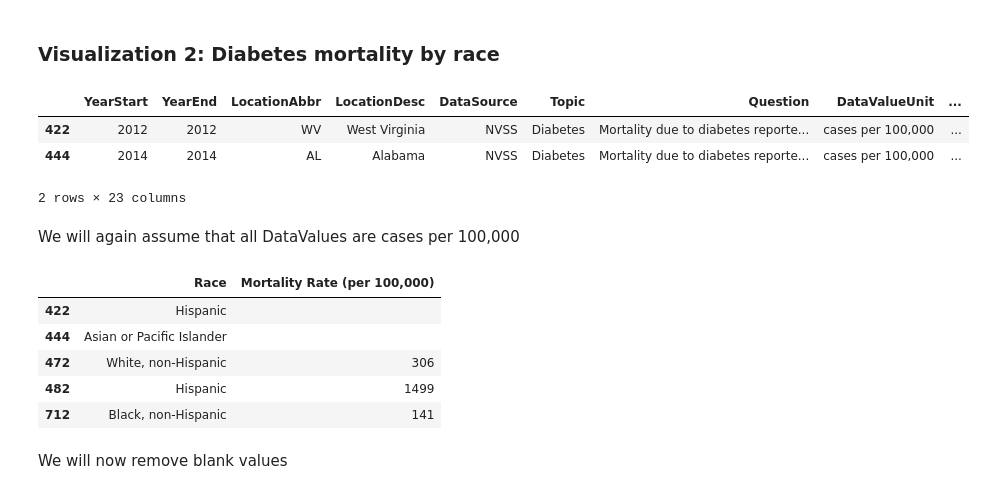
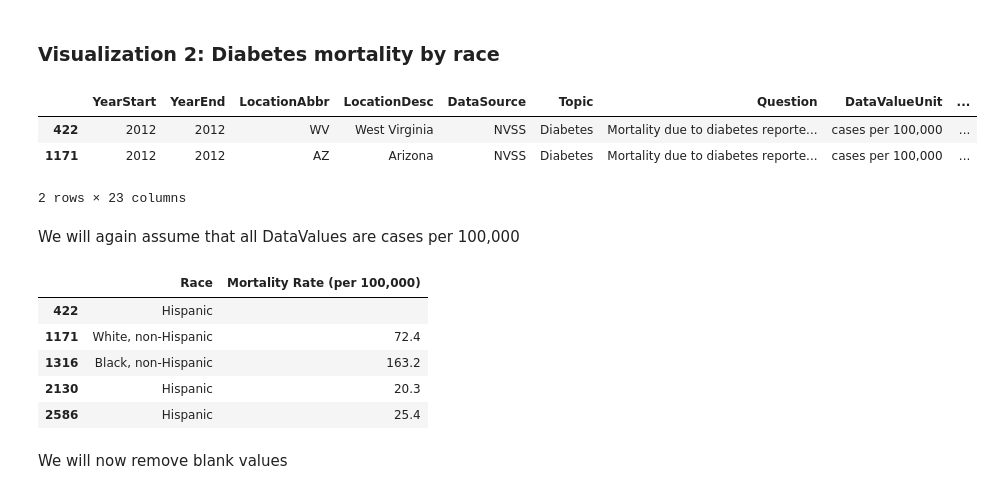
Before and after one commit to chinkevin/DataHacks2020, a Jupyter notebook: DataHacks2020-Science Track.ipynb, the cells around one changed output. Saved outputs shown, nothing was run; the diff lists cells and outputs as text; code cells hidden in the pictures.

```diff
--- a/DataHacks2020-Science Track.ipynb
+++ b/DataHacks2020-Science Track.ipynb
@@ -306,0 +297,7 @@ diab_gender_mortality.head(2)
+# %%
+# we want the mortality rate, so select cases per 100,000
+diab_mortality = diabetes.loc[
+    (diabetes.QuestionID=='DIA1_1') &
+    (diabetes.DataValueUnit=='cases per 100,000')
+
+]
@@ -323,13 +364,15 @@ diab_gender_mortality.groupby('Gender').mean().plot.bar()
 # %%
 diab_race_mortality = diabetes.loc[
     (diabetes.QuestionID=='DIA1_1') &
-    (diabetes.StratificationCategoryID1=='RACE')
+    (diabetes.StratificationCategoryID1=='RACE') &
+    (diabetes.DataValueUnit=='cases per 100,000') &
+    (diab_mortality.DataValueTypeID=='CRDRATE')
 ]
 diab_race_mortality.head(2)
 # %% [output]
 |  | YearStart | YearEnd | LocationAbbr | LocationDesc | DataSource | Topic | Question | DataValueUnit | ... |
 | 422 | 2012 | 2012 | WV | West Virginia | NVSS | Diabetes | Mortality due to diabetes reporte... | cases per 100,000 | ... |
-| 444 | 2014 | 2014 | AL | Alabama | NVSS | Diabetes | Mortality due to diabetes reporte... | cases per 100,000 | ... |
+| 1171 | 2012 | 2012 | AZ | Arizona | NVSS | Diabetes | Mortality due to diabetes reporte... | cases per 100,000 | ... |
 2 rows × 23 columns
 # %% [markdown]
 We will again assume that all DataValues are cases per 100,000
@@ -343,10 +386,10 @@ diab_race_mortality.head()
 # %% [output]
 |  | Race | Mortality Rate (per 100,000) |
 | 422 | Hispanic |  |
-| 444 | Asian or Pacific Islander |  |
-| 472 | White, non-Hispanic | 306 |
-| 482 | Hispanic | 1499 |
-| 712 | Black, non-Hispanic | 141 |
+| 1171 | White, non-Hispanic | 72.4 |
+| 1316 | Black, non-Hispanic | 163.2 |
+| 2130 | Hispanic | 20.3 |
+| 2586 | Hispanic | 25.4 |
 # %% [markdown]
 We will now remove blank values
 # %%
```
Also changed, not shown: parts of 35 cells of this notebook.
